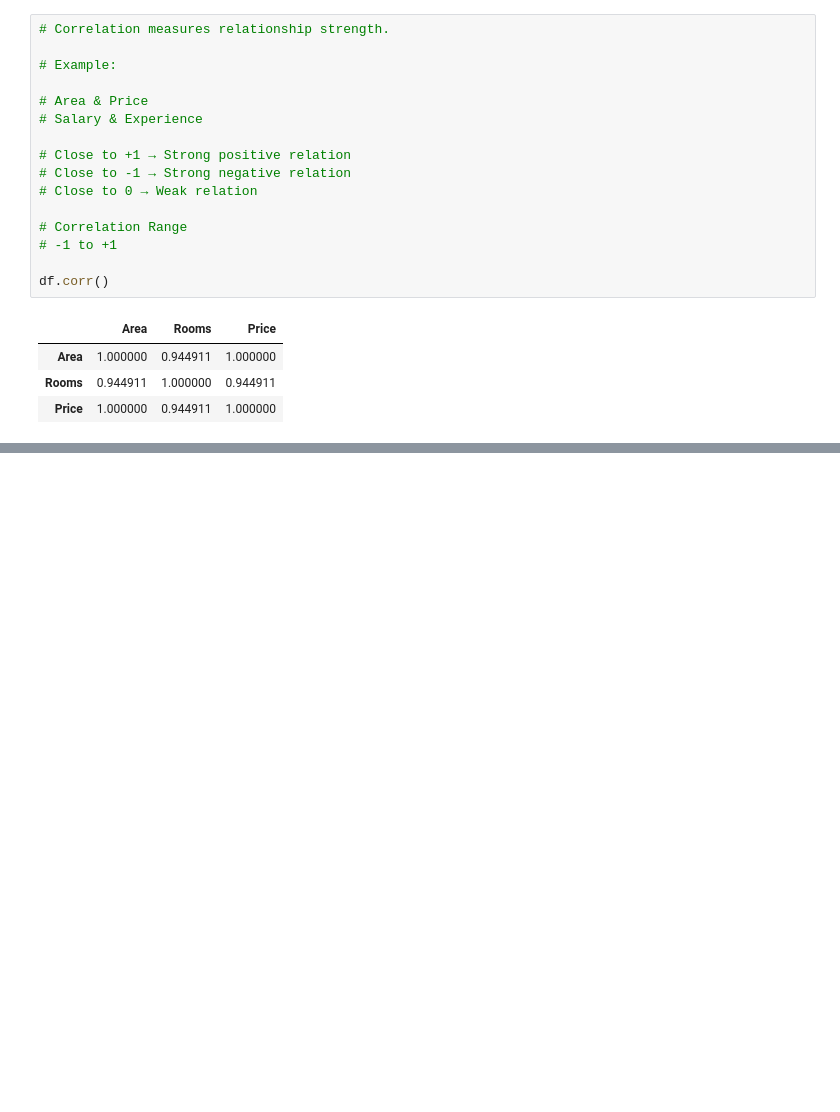
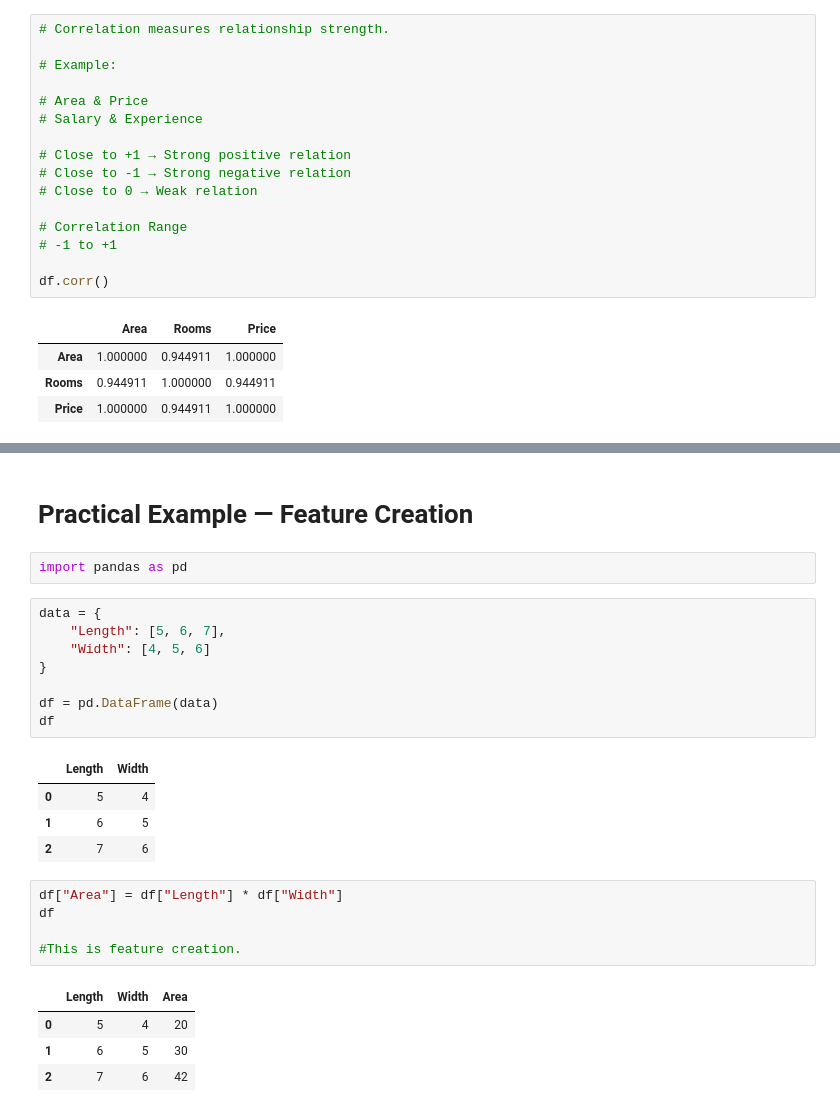
Before and after one commit to iamkhan49/Machine-Learning, a Jupyter notebook: Machine_Learning.ipynb, the cells around one changed output, grey strips where cells are left out. Saved outputs shown, nothing was run; the diff lists cells and outputs as text; blank space fills up the shorter version.

```diff
--- a/Machine_Learning.ipynb
+++ b/Machine_Learning.ipynb
@@ -870,0 +929,27 @@ df.corr()
+# %% [markdown]
+# Practical Example — Feature Creation
+# %%
+import pandas as pd
+# %%
+data = {
+    "Length": [5, 6, 7],
+    "Width": [4, 5, 6]
+}
+
+df = pd.DataFrame(data)
+df
+# %% [output]
+|  | Length | Width |
+| 0 | 5 | 4 |
+| 1 | 6 | 5 |
+| 2 | 7 | 6 |
+# %%
+df["Area"] = df["Length"] * df["Width"]
+df
+
+#This is feature creation.
+# %% [output]
+|  | Length | Width | Area |
+| 0 | 5 | 4 | 20 |
+| 1 | 6 | 5 | 30 |
+| 2 | 7 | 6 | 42 |
```
Also changed, not shown: parts of 8 cells of this notebook.
